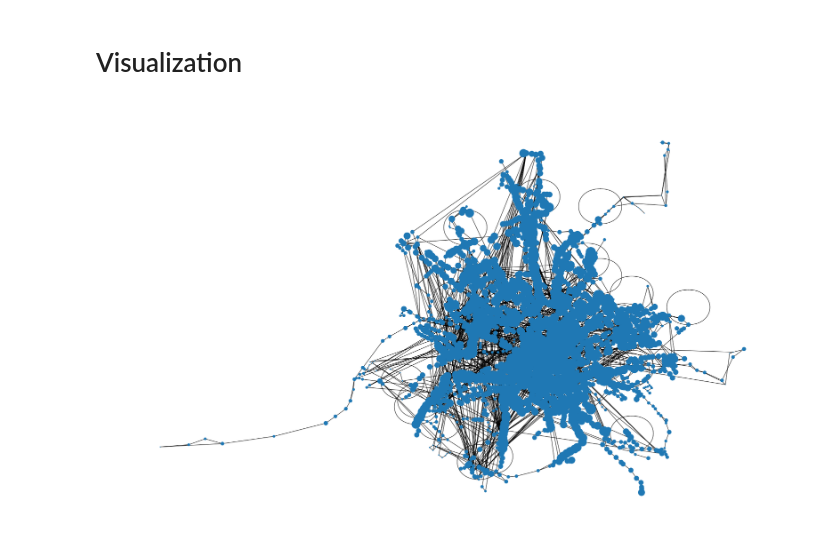
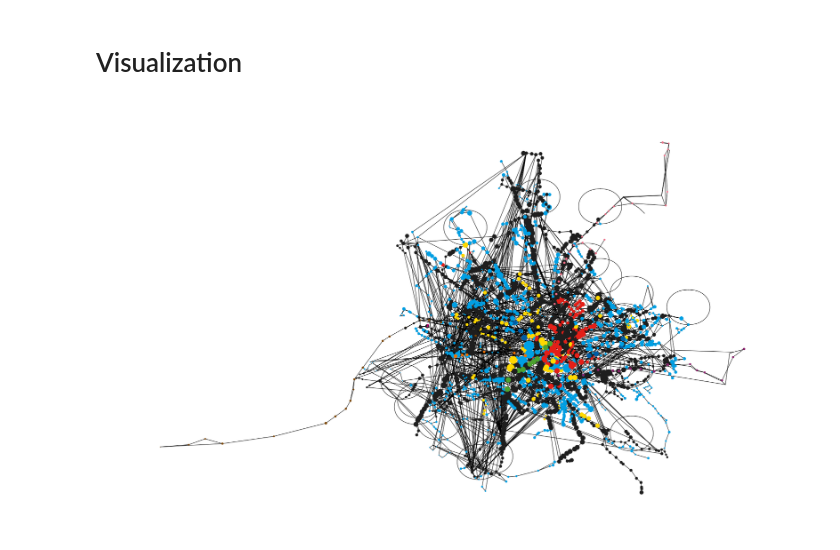
Before and after one commit to Dudgit/datalab, a Jupyter notebook: notebooks/main.ipynb, the cells around one changed output. Cells and saved outputs as stored; diff of their text form; code cells hidden in the pictures.

Commit message:
colorized

```diff
--- a/notebooks/main.ipynb
+++ b/notebooks/main.ipynb
@@ -68,16 +68,24 @@ df = pre_network(table,gdata)
+# %%
+df = pre_network(table,gdata)
+tmp = pd.merge(pd.read_csv(f"{PATH}{rp}.txt").loc[:,["route_color","route_id"]],table,on="route_id")
+# %%
+colordict = {"009FE3":"cyan","FFD800":"yellow","E41F18":"red","005CA5":"blue","4CA22F":"dark green"}
+change_color = lambda x : matplotlib.colors.hex2color(f"#{x}")
+tmp.route_color = tmp.route_color.map(change_color)
 # %%
 G2 = nx.from_pandas_edgelist(df)
 # %%
 posdict = gdata.loc[:,["stop_name","stop_count"]].set_index("stop_name").to_dict()["stop_count"]
+colordict = tmp.loc[:,["stop_name","route_color"]].set_index("stop_name").to_dict()["route_color"]
 nsizes = np.array([posdict[n] for n in G2.nodes])
+colors = [colordict[n] for n in G2.nodes]
 # %%
 plt.figure(figsize = (25,15))
 nx.draw(
         G2,
         pos = pos
-        ,node_size =nsizes/3
+        ,node_size =nsizes/10
+        ,node_color = colors
 )
-#TODO: Note to self:
-# Colorize
 # %% [output]
-[figure, old version]
+[figure, new version]
```
Also changed, not shown: parts of 3 cells of this notebook.
